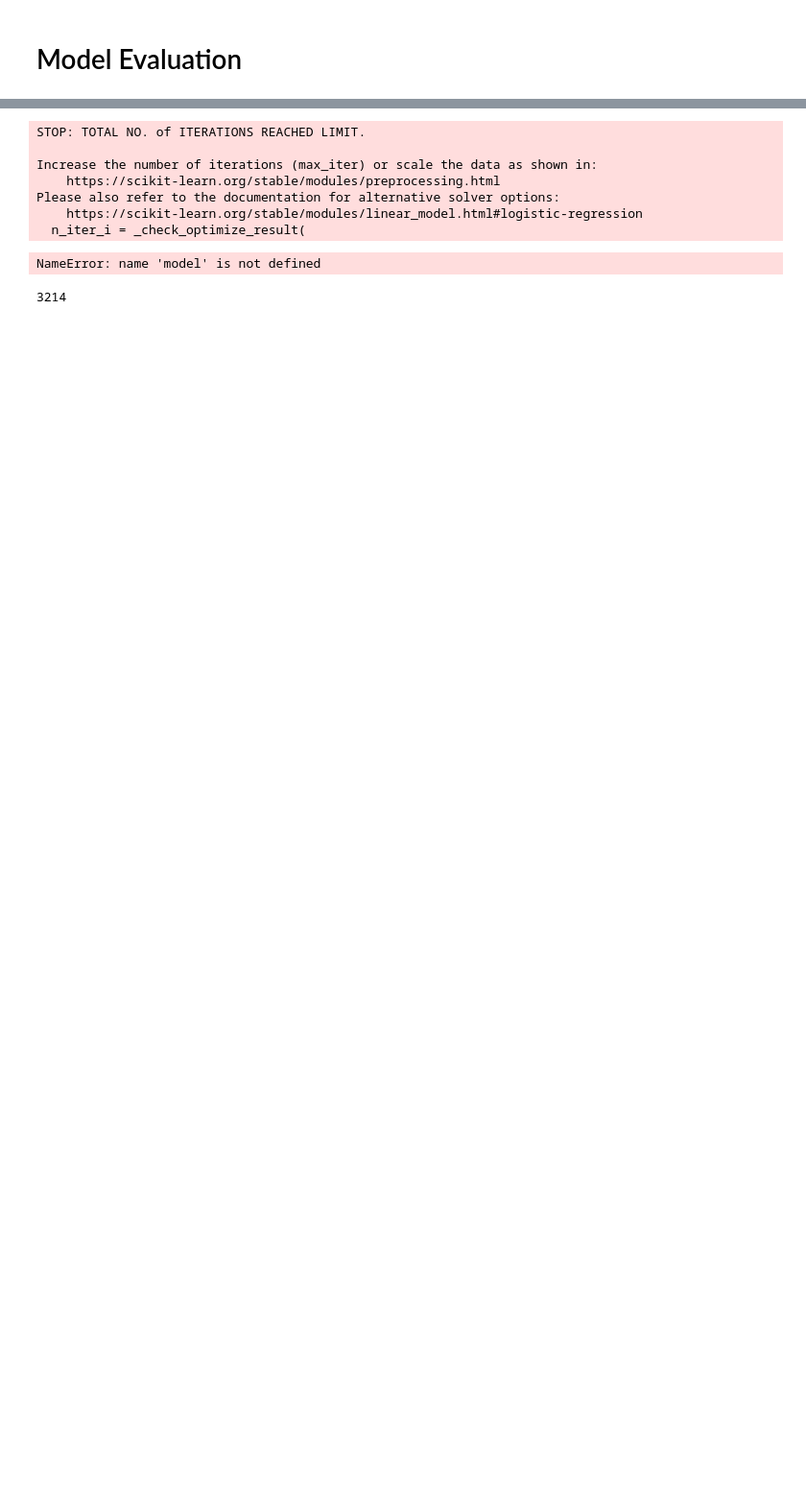
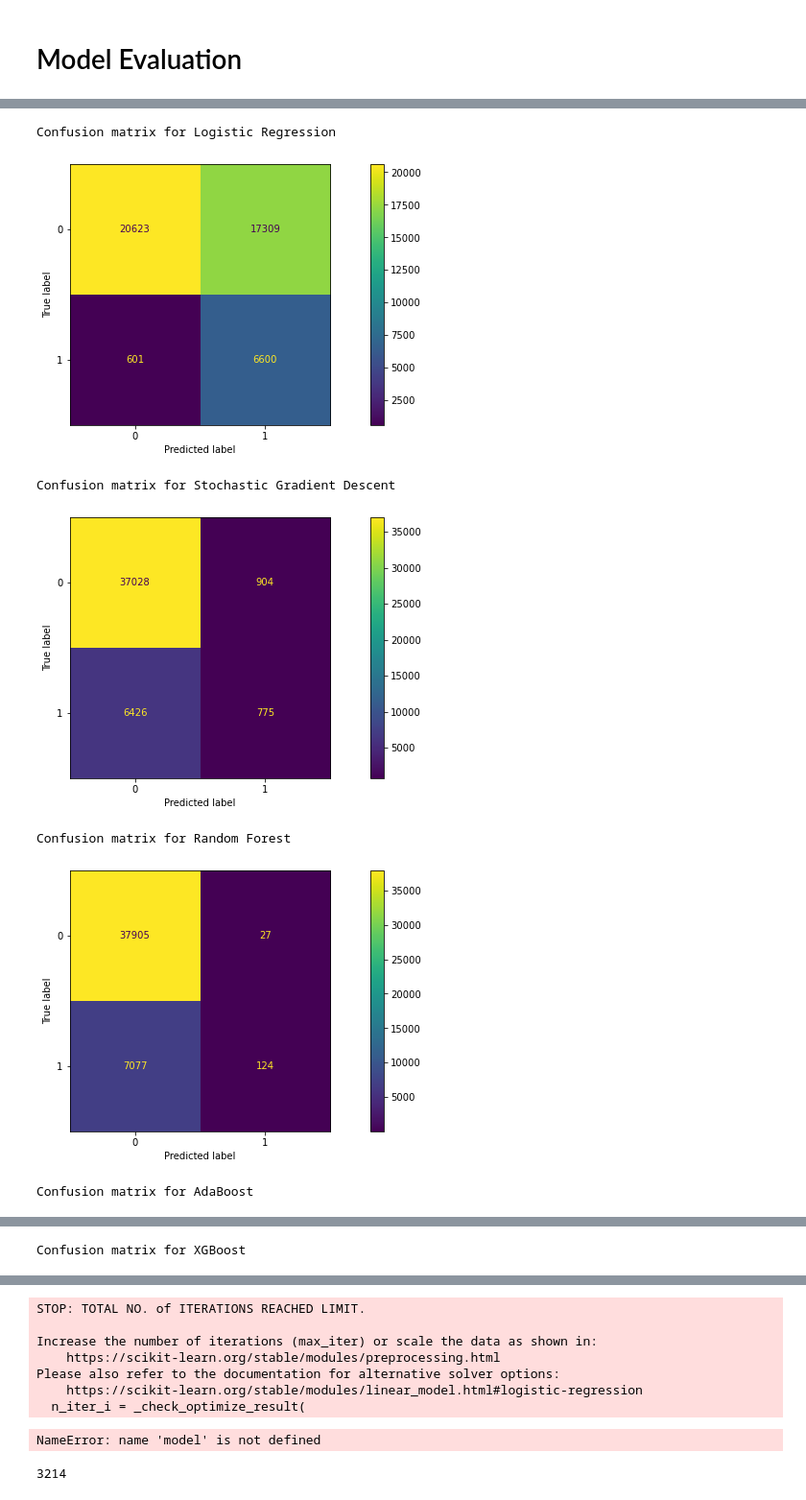
Before and after one commit to tmyroniuk/Naukma_api_project, a Jupyter notebook: 5. Model Training.ipynb, the cells around one changed output, grey strips where cells are left out. Shown at 96% size. Cells and saved outputs as stored; diff of their text form; code cells hidden in the pictures; blank space fills up the shorter version.

Commit message:
Add Model Evaluation

```diff
--- a/5. Model Training.ipynb
+++ b/5. Model Training.ipynb
@@ -247,7 +257,8 @@ test_df = dataset[dataset['day_datetime'] > train_cutoff]
 X_train, X_test = train_df.drop(columns=['target', 'day_datetime']), test_df.drop(columns=['target', 'day_datetime'])
 y_train, y_test = train_df['target'], test_df['target']
 # %%
-predict, predict_proba, accuracy, precision, recall, f1_score = {}, {}, {}, {}, {}, {}
+# Train models
+predict_dict, predict_proba_dict = {}, {}
 
 for key in models.keys():
     print(key)
@@ -256,16 +267,7 @@ for key in models.keys():
     models[key].fit(X_train, y_train)
 
     # Make predictions
-    test_pred = models[key].predict(X_test)
-    test_prob = models[key].predict_proba(X_test)[:, 1]
-
-    # Calculate metrics
-    predict[key] = test_pred
-    predict_proba[key] = test_prob
-    accuracy[key] = accuracy_score(test_pred, y_test)
-    precision[key] = precision_score(test_pred, y_test)
-    recall[key] = recall_score(test_pred, y_test)
-    f1_score[key] = f1_score(test_pred, y_test)
-    print(accuracy[key], precision[key], recall[key])
+    predict_dict[key] = models[key].predict(X_test)
+    predict_proba_dict[key] = models[key].predict_proba(X_test)[:, 1]
 # %% [output]
 Logistic Regression
@@ -309,2 +312,20 @@ weighted avg       0.92      0.92      0.92     45133
 # %% [markdown]
 # Model Evaluation
+# %%
+accuracy, precision, recall, f1 = {}, {}, {}, {}
+
+for key in models.keys():
+
+    # Calculate metrics
+    accuracy[key] = accuracy_score(predict_dict[key], y_test)
+    precision[key] = precision_score(predict_dict[key], y_test)
+    recall[key] = recall_score(predict_dict[key], y_test)
+    f1[key] = f1_score(predict_dict[key], y_test)
+
+df_model = pd.DataFrame(index=models.keys(), columns=['Accuracy', 'Precision', 'Recall', 'F1'])
+df_model['Accuracy'] = accuracy.values()
+df_model['Precision'] = precision.values()
+df_model['Recall'] = recall.values()
+df_model['F1'] = f1.values()
+
+df_model
@@ -310,0 +339,18 @@ weighted avg       0.92      0.92      0.92     45133
+# %%
+# Generate confusion matrix plots
+for key in models.keys():
+    print(f"Confusion matrix for {key}")
+
+    matrix = confusion_matrix(y_test, predict_dict[key])
+    cm = confusion_matrix(y_test, predict_dict[key], labels=models[key].classes_)
+    disp = ConfusionMatrixDisplay(confusion_matrix=cm, display_labels=models[key].classes_)
+    disp.plot()
+    plt.show()
+# %% [output]
+Confusion matrix for Logistic Regression
+[figure, added]
+Confusion matrix for Stochastic Gradient Descent
+[figure, added]
+Confusion matrix for Random Forest
+[figure, added]
+Confusion matrix for AdaBoost
@@ -310,0 +358 @@ weighted avg       0.92      0.92      0.92     45133
+Confusion matrix for XGBoost
```
Also changed, not shown: parts of 23 cells of this notebook.
